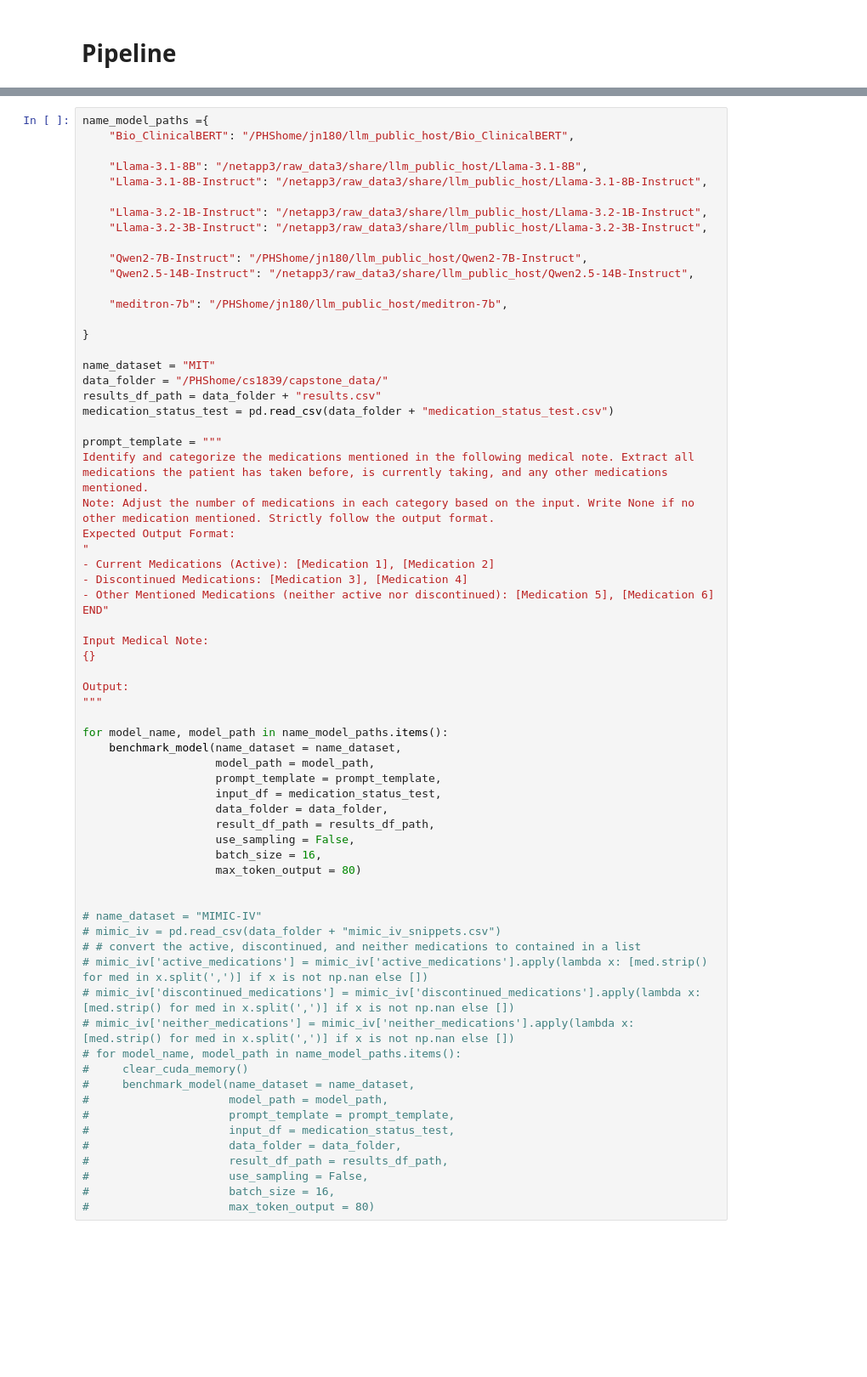
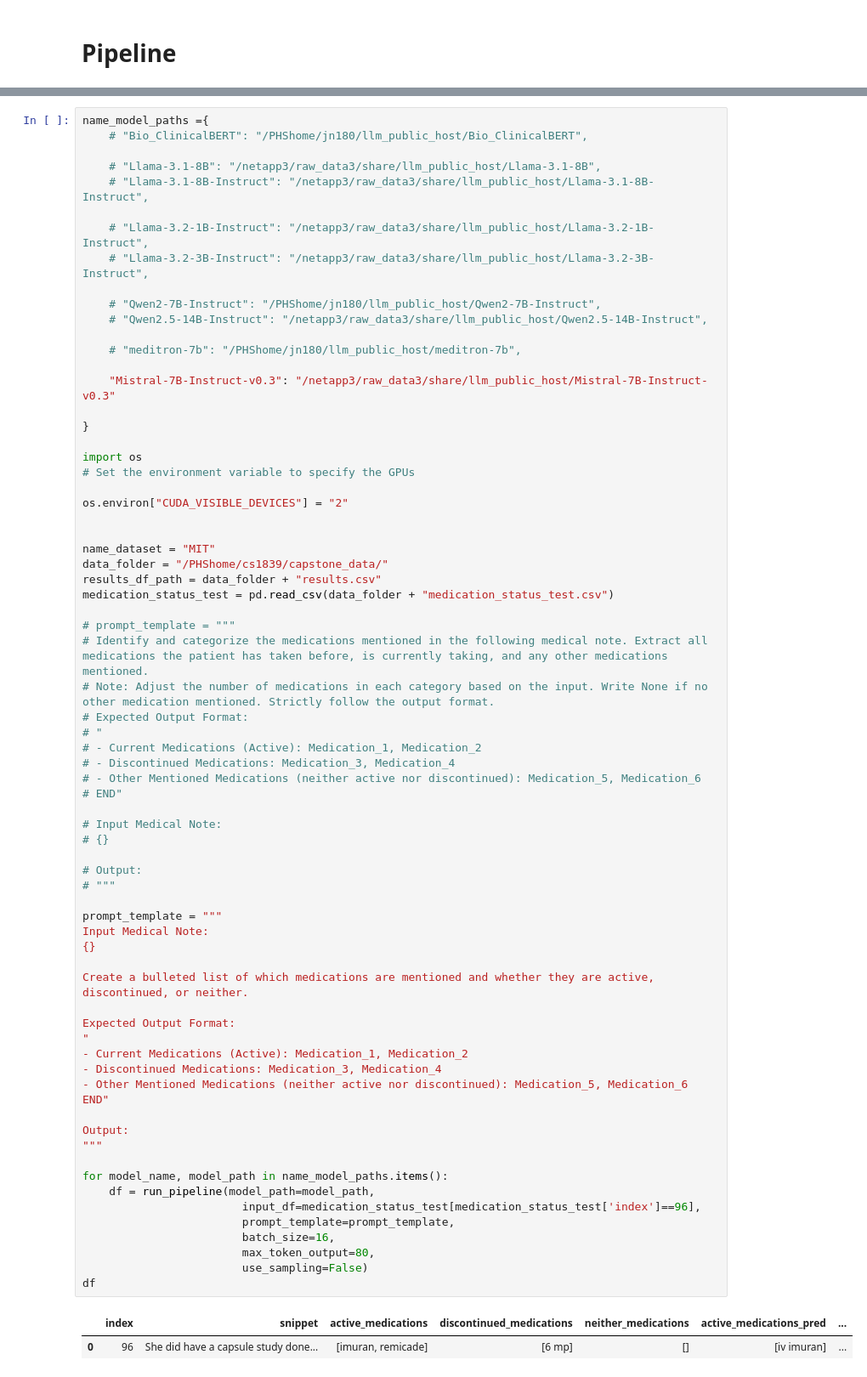
Before and after one commit to shaochon/HDS-BWH_Capstone, a Jupyter notebook: baseline.ipynb, the cells around one changed output, grey strips where cells are left out. Shown: that part at 85% size. Drawn from its saved outputs; the diff is of its cells as text; blank space fills up the shorter version.

```diff
--- a/baseline.ipynb
+++ b/baseline.ipynb
@@ -582,68 +621,74 @@ def clear_cuda_memory():
     gc.collect()
 # %%
 name_model_paths ={
-    "Bio_ClinicalBERT": "/PHShome/jn180/llm_public_host/Bio_ClinicalBERT",
+    # "Bio_ClinicalBERT": "/PHShome/jn180/llm_public_host/Bio_ClinicalBERT",
 
-    "Llama-3.1-8B": "/netapp3/raw_data3/share/llm_public_host/Llama-3.1-8B",
-    "Llama-3.1-8B-Instruct": "/netapp3/raw_data3/share/llm_public_host/Llama-3.1-8B-Instruct",
+    # "Llama-3.1-8B": "/netapp3/raw_data3/share/llm_public_host/Llama-3.1-8B",
+    # "Llama-3.1-8B-Instruct": "/netapp3/raw_data3/share/llm_public_host/Llama-3.1-8B-Instruct",
 
-    "Llama-3.2-1B-Instruct": "/netapp3/raw_data3/share/llm_public_host/Llama-3.2-1B-Instruct",
-    "Llama-3.2-3B-Instruct": "/netapp3/raw_data3/share/llm_public_host/Llama-3.2-3B-Instruct",
+    # "Llama-3.2-1B-Instruct": "/netapp3/raw_data3/share/llm_public_host/Llama-3.2-1B-Instruct",
+    # "Llama-3.2-3B-Instruct": "/netapp3/raw_data3/share/llm_public_host/Llama-3.2-3B-Instruct",
 
-    "Qwen2-7B-Instruct": "/PHShome/jn180/llm_public_host/Qwen2-7B-Instruct",
-    "Qwen2.5-14B-Instruct": "/netapp3/raw_data3/share/llm_public_host/Qwen2.5-14B-Instruct",
+    # "Qwen2-7B-Instruct": "/PHShome/jn180/llm_public_host/Qwen2-7B-Instruct",
+    # "Qwen2.5-14B-Instruct": "/netapp3/raw_data3/share/llm_public_host/Qwen2.5-14B-Instruct",
 
-    "meditron-7b": "/PHShome/jn180/llm_public_host/meditron-7b",
+    # "meditron-7b": "/PHShome/jn180/llm_public_host/meditron-7b",
+
+    "Mistral-7B-Instruct-v0.3": "/netapp3/raw_data3/share/llm_public_host/Mistral-7B-Instruct-v0.3"
 
 }
+
+import os
+# Set the environment variable to specify the GPUs
+
+os.environ["CUDA_VISIBLE_DEVICES"] = "2"
+
 
 name_dataset = "MIT"
 data_folder = "/PHShome/cs1839/capstone_data/"
 results_df_path = data_folder + "results.csv"
 medication_status_test = pd.read_csv(data_folder + "medication_status_test.csv")
 
+# prompt_template = """
+# Identify and categorize the medications mentioned in the following medical note. Extract all medications the patient has taken before, is currently taking, and any other medications mentioned.
+# Note: Adjust the number of medications in each category based on the input. Write None if no other medication mentioned. Strictly follow the output format.
+# Expected Output Format:
+# "
+# - Current Medications (Active): Medication_1, Medication_2
+# - Discontinued Medications: Medication_3, Medication_4
+# - Other Mentioned Medications (neither active nor discontinued): Medication_5, Medication_6
+# END"
+
+# Input Medical Note:
+# {}
+
+# Output:
+# """
+
 prompt_template = """
-Identify and categorize the medications mentioned in the following medical note. Extract all medications the patient has taken before, is currently taking, and any other medications mentioned.
-Note: Adjust the number of medications in each category based on the input. Write None if no other medication mentioned. Strictly follow the output format.
+Input Medical Note:
+{}
+
+Create a bulleted list of which medications are mentioned and whether they are active, discontinued, or neither.
+
 Expected Output Format:
 "
-- Current Medications (Active): [Medication 1], [Medication 2]
-- Discontinued Medications: [Medication 3], [Medication 4]
-- Other Mentioned Medications (neither active nor discontinued): [Medication 5], [Medication 6]
+- Current Medications (Active): Medication_1, Medication_2
+- Discontinued Medications: Medication_3, Medication_4
+- Other Mentioned Medications (neither active nor discontinued): Medication_5, Medication_6
 END"
-
-Input Medical Note:
-{}
 
 Output:
 """
 
 for model_name, model_path in name_model_paths.items():
-    benchmark_model(name_dataset = name_dataset,
-                    model_path = model_path,
-                    prompt_template = prompt_template,
-                    input_df = medication_status_test,
-                    data_folder = data_folder,
-                    result_df_path = results_df_path,
-                    use_sampling = False,
-                    batch_size = 16,
-                    max_token_output = 80)
-
-
-# name_dataset = "MIMIC-IV"
-# mimic_iv = pd.read_csv(data_folder + "mimic_iv_snippets.csv")
-# # convert the active, discontinued, and neither medications to contained in a list
-# mimic_iv['active_medications'] = mimic_iv['active_medications'].apply(lambda x: [med.strip() for med in x.split(',')] if x is not np.nan else [])
-# mimic_iv['discontinued_medications'] = mimic_iv['discontinued_medications'].apply(lambda x: [med.strip() for med in x.split(',')] if x is not np.nan else [])
-# mimic_iv['neither_medications'] = mimic_iv['neither_medications'].apply(lambda x: [med.strip() for med in x.split(',')] if x is not np.nan else [])
-# for model_name, model_path in name_model_paths.items():
-#     clear_cuda_memory()
-#     benchmark_model(name_dataset = name_dataset,
-#                     model_path = model_path,
-#                     prompt_template = prompt_template,
-#                     input_df = medication_status_test,
-#                     data_folder = data_folder,
-#                     result_df_path = results_df_path,
-#                     use_sampling = False,
-#                     batch_size = 16,
-#                     max_token_output = 80)
+    df = run_pipeline(model_path=model_path,
+                        input_df=medication_status_test[medication_status_test['index']==96],
+                        prompt_template=prompt_template,
+                        batch_size=16,
+                        max_token_output=80,
+                        use_sampling=False)
+df
+# %% [output]
+|  | index | snippet | active_medications | discontinued_medications | neither_medications | active_medications_pred | ... |
+| 0 | 96 | She did have a capsule study done... | [imuran, remicade] | [6 mp] | [] | [iv imuran] | ... |
```
Also changed, not shown: parts of 9 cells of this notebook, 7 other files.
